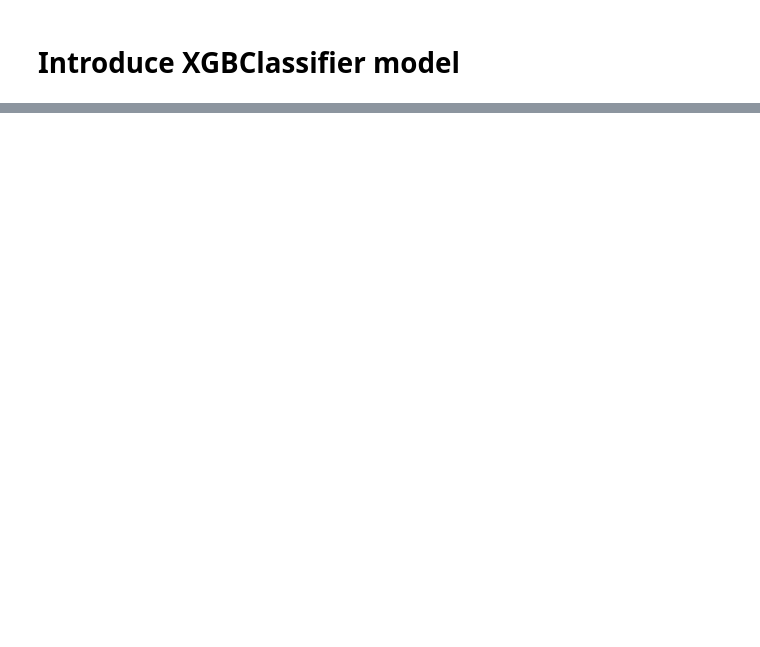
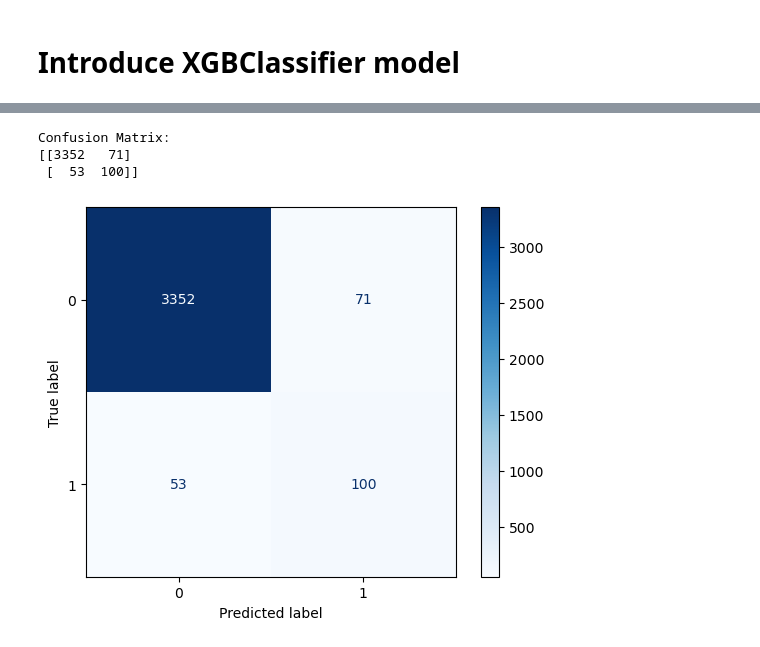
Before and after one commit to jebamania/group-project-2, a Jupyter notebook: XG Boosted Trees.ipynb, the cells around one changed output, grey strips where cells are left out. Cells and saved outputs as stored; diff of their text form; code cells hidden in the pictures; blank space fills up the shorter version.

```diff
--- a/XG Boosted Trees.ipynb
+++ b/XG Boosted Trees.ipynb
@@ -62,7 +47,6 @@ form.drop(['company_profile','description','requirements','benefits','title'], a
 # creating a df with some categorical fields that aren't long text fields
 categorical=['employment_type', 'required_experience', 'required_education', 'industry', 'function']
 df_categorical = df.copy()
-# form_cat = form.copy()
 
 # Drop the remaining categorical columns from the original DataFrame
 df.drop(categorical, axis=1, inplace=True)
@@ -75,8 +59,6 @@ df = df.fillna(0)
 
 # set the type to category for the XGB DMatrix to handle when flagging for categorical columns
 df_categorical[categorical] = df_categorical[categorical].astype('category')
-# form_cat[categorical] = form_cat[categorical].astype('category')
-df_categorical[categorical] = df_categorical[categorical].astype('category')
 # %% [markdown]
 # Train Test Split
 # %%
@@ -333,2 +341,11 @@ test_pred_xgbc_form = xgbc.predict(x_train_form)
+# %%
+xgbc_os_cat = XGBClassifier(n_estimators=136, max_depth=4, learning_rate=.13, random_state=1, enable_categorical=True)
+
+# fit the model
+xgbc_os_cat.fit(x_train_os_cat, y_train_os_cat)
+
+# Make predictions
+train_pred_xgbc_os_cat = xgbc_os_cat.predict(x_train_os_cat)
+test_pred_xgbc_os_cat = xgbc_os_cat.predict(x_test_os_cat)
 # %%
 
@@ -345,0 +384,16 @@ print(balanced_accuracy_score(y_test_os, test_pred_xgbc),'testing score')
+# %%
+# Calculate the confusion matrix
+preds_binary_xgbc_os_cat = (test_pred_xgbc_os_cat >= 0.5).astype(int)
+cm = confusion_matrix(y_test_os_cat, preds_binary_xgbc_os_cat)
+print('Confusion Matrix:')
+print(cm)
+
+# Display the confusion matrix
+disp = ConfusionMatrixDisplay(confusion_matrix=cm, display_labels=[0, 1])
+disp.plot(cmap=plt.cm.Blues)
+plt.show()
+# %% [output]
+Confusion Matrix:
+[[3352   71]
+ [  53  100]]
+[figure, added]
```
Also changed, not shown: parts of 20 cells of this notebook.
